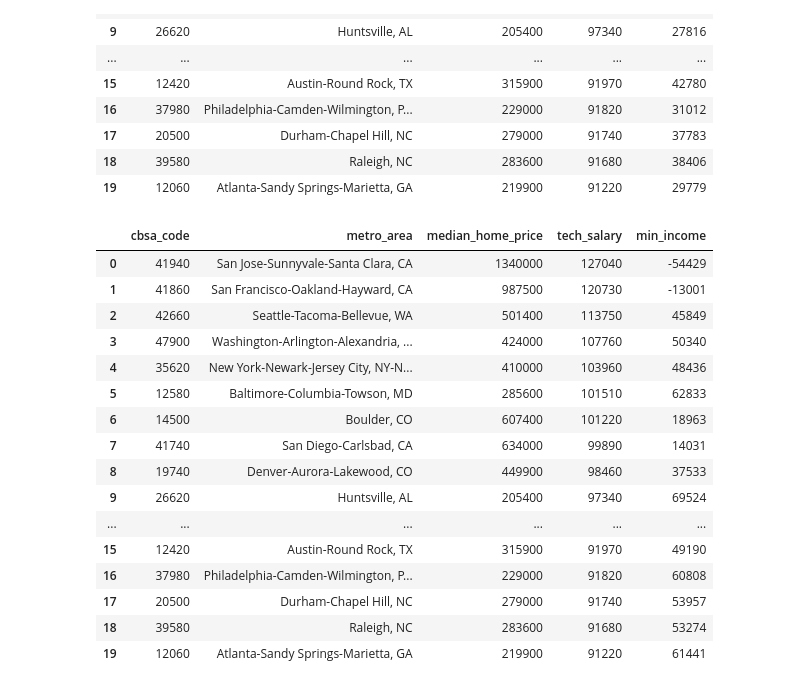
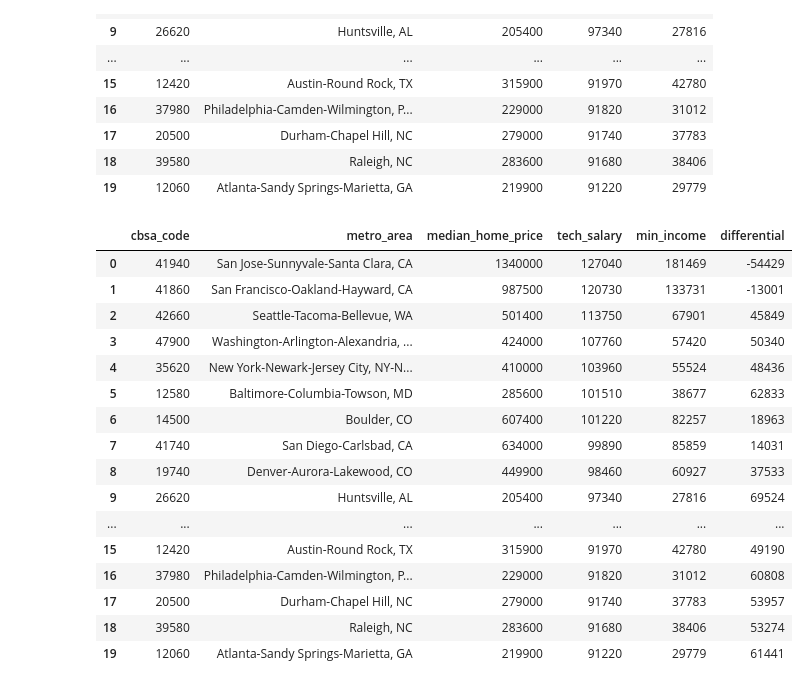
Before and after one commit to Ahdeny/SF_Real_Estate_Project, a Jupyter notebook: National_Salary_vs_Housing.ipynb, the cells around one changed output. Cells and saved outputs as stored; diff of their text form; code cells hidden in the pictures.

```diff
--- a/National_Salary_vs_Housing.ipynb
+++ b/National_Salary_vs_Housing.ipynb
@@ -127,23 +127,23 @@ final_df.head(20)
 | 18 | 39580 | Raleigh, NC | 283600 | 91680 | 38406 |
 | 19 | 12060 | Atlanta-Sandy Springs-Marietta, GA | 219900 | 91220 | 29779 |
 # %%
-final_df['min_income'] = final_df.apply(lambda x: x['tech_salary'] - x['min_income'], axis=1)
+final_df['differential'] = final_df.apply(lambda x: x['tech_salary'] - x['min_income'], axis=1)
 final_df.head(20)
 # %% [output]
-|  | cbsa_code | metro_area | median_home_price | tech_salary | min_income |
-| 0 | 41940 | San Jose-Sunnyvale-Santa Clara, CA | 1340000 | 127040 | -54429 |
-| 1 | 41860 | San Francisco-Oakland-Hayward, CA | 987500 | 120730 | -13001 |
-| 2 | 42660 | Seattle-Tacoma-Bellevue, WA | 501400 | 113750 | 45849 |
-| 3 | 47900 | Washington-Arlington-Alexandria, ... | 424000 | 107760 | 50340 |
-| 4 | 35620 | New York-Newark-Jersey City, NY-N... | 410000 | 103960 | 48436 |
-| 5 | 12580 | Baltimore-Columbia-Towson, MD | 285600 | 101510 | 62833 |
-| 6 | 14500 | Boulder, CO | 607400 | 101220 | 18963 |
-| 7 | 41740 | San Diego-Carlsbad, CA | 634000 | 99890 | 14031 |
-| 8 | 19740 | Denver-Aurora-Lakewood, CO | 449900 | 98460 | 37533 |
-| 9 | 26620 | Huntsville, AL | 205400 | 97340 | 69524 |
-| ... | ... | ... | ... | ... | ... |
-| 15 | 12420 | Austin-Round Rock, TX | 315900 | 91970 | 49190 |
-| 16 | 37980 | Philadelphia-Camden-Wilmington, P... | 229000 | 91820 | 60808 |
-| 17 | 20500 | Durham-Chapel Hill, NC | 279000 | 91740 | 53957 |
-| 18 | 39580 | Raleigh, NC | 283600 | 91680 | 53274 |
-| 19 | 12060 | Atlanta-Sandy Springs-Marietta, GA | 219900 | 91220 | 61441 |
+|  | cbsa_code | metro_area | median_home_price | tech_salary | min_income | differential |
+| 0 | 41940 | San Jose-Sunnyvale-Santa Clara, CA | 1340000 | 127040 | 181469 | -54429 |
+| 1 | 41860 | San Francisco-Oakland-Hayward, CA | 987500 | 120730 | 133731 | -13001 |
+| 2 | 42660 | Seattle-Tacoma-Bellevue, WA | 501400 | 113750 | 67901 | 45849 |
+| 3 | 47900 | Washington-Arlington-Alexandria, ... | 424000 | 107760 | 57420 | 50340 |
+| 4 | 35620 | New York-Newark-Jersey City, NY-N... | 410000 | 103960 | 55524 | 48436 |
+| 5 | 12580 | Baltimore-Columbia-Towson, MD | 285600 | 101510 | 38677 | 62833 |
+| 6 | 14500 | Boulder, CO | 607400 | 101220 | 82257 | 18963 |
+| 7 | 41740 | San Diego-Carlsbad, CA | 634000 | 99890 | 85859 | 14031 |
+| 8 | 19740 | Denver-Aurora-Lakewood, CO | 449900 | 98460 | 60927 | 37533 |
+| 9 | 26620 | Huntsville, AL | 205400 | 97340 | 27816 | 69524 |
+| ... | ... | ... | ... | ... | ... | ... |
+| 15 | 12420 | Austin-Round Rock, TX | 315900 | 91970 | 42780 | 49190 |
+| 16 | 37980 | Philadelphia-Camden-Wilmington, P... | 229000 | 91820 | 31012 | 60808 |
+| 17 | 20500 | Durham-Chapel Hill, NC | 279000 | 91740 | 37783 | 53957 |
+| 18 | 39580 | Raleigh, NC | 283600 | 91680 | 38406 | 53274 |
+| 19 | 12060 | Atlanta-Sandy Springs-Marietta, GA | 219900 | 91220 | 29779 | 61441 |
```
